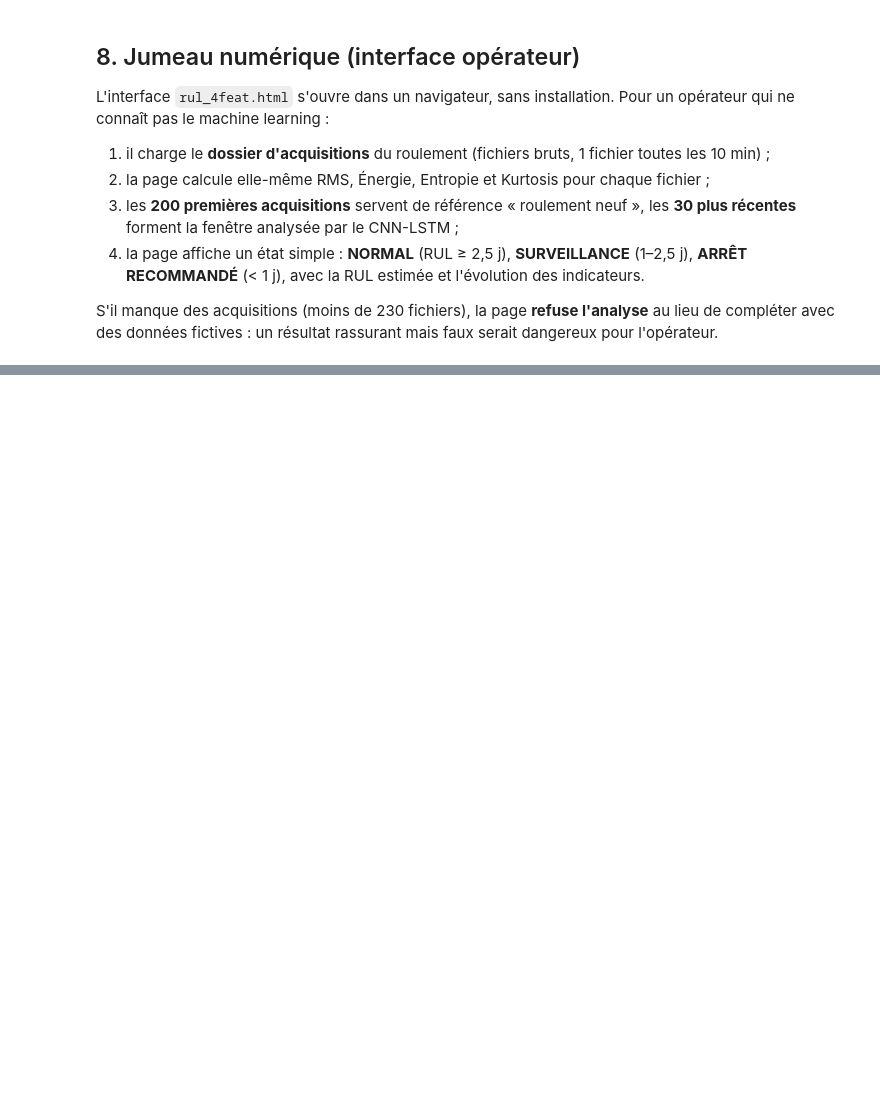
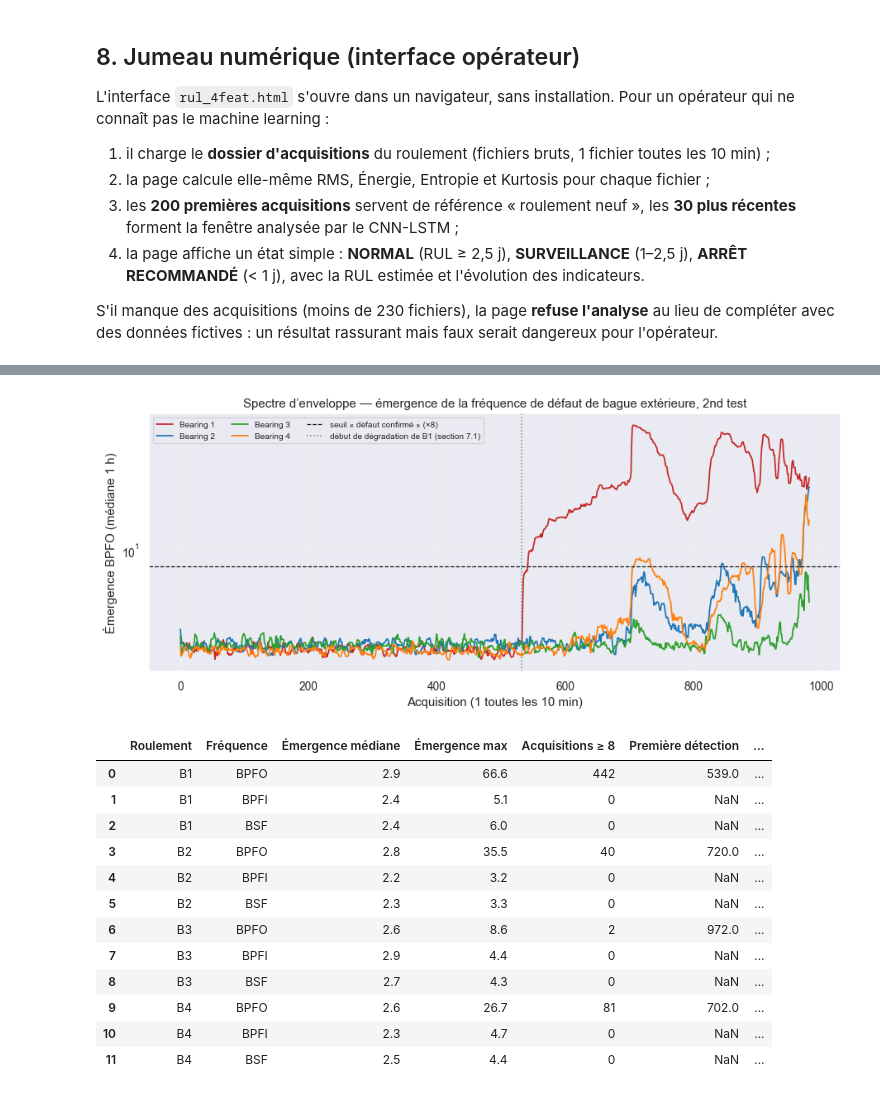
Before and after one commit to cdjarabe07/pfa-maintenance-predictive-roulements, a Jupyter notebook: IMS_Bearing_Analysis_corrige.ipynb, the cells around one changed output, grey strips where cells are left out. Drawn from its saved outputs; the diff is of its cells as text; code cells hidden in the pictures; blank space fills up the shorter version.

```diff
--- a/IMS_Bearing_Analysis_corrige.ipynb
+++ b/IMS_Bearing_Analysis_corrige.ipynb
@@ -845,0 +909,38 @@ avec des données fictives : un résultat rassurant mais faux serait dangereux p
+# %%
+env = pd.read_csv('cache/envelope_test2.csv')
+fin = env.idx.max()
+fig, ax = plt.subplots(figsize=(12, 4.5))
+for b, c in zip(range(1, 5), ['#c62828', '#1f77b4', '#2ca02c', '#ff7f0e']):
+    x = env[env.Bearing == b].sort_values('idx')
+    ax.plot(x.idx, x.BPFO.rolling(6, min_periods=1).median(), color=c, lw=1.4, label=f'Bearing {b}')
+ax.axhline(8, color='k', ls='--', lw=1, label='seuil « défaut confirmé » (×8)')
+ax.axvline(532, color='grey', ls=':', lw=1.2, label='début de dégradation de B1 (section 7.1)')
+ax.set_yscale('log'); ax.set_xlabel('Acquisition (1 toutes les 10 min)'); ax.set_ylabel('Émergence BPFO (médiane 1 h)')
+ax.set_title('Spectre d’enveloppe — émergence de la fréquence de défaut de bague extérieure, 2nd test')
+ax.legend(fontsize=8, ncol=3); ax.grid(alpha=.3); plt.show()
+
+rows = []
+for b in range(1, 5):
+    x = env[env.Bearing == b]
+    for k in ['BPFO', 'BPFI', 'BSF']:
+        hit = x[x[k] >= 8]
+        first = hit.idx.min() if len(hit) else np.nan
+        rows.append({'Roulement': f'B{b}', 'Fréquence': k, 'Émergence médiane': x[k].median(), 'Émergence max': x[k].max(),
+                     'Acquisitions ≥ 8': len(hit), 'Première détection': first,
+                     'Avance sur la fin d’essai (h)': (fin - first) * 10 / 60 if len(hit) else np.nan})
+pd.DataFrame(rows).round(1)
+# %% [output]
+[figure, added]
+|  | Roulement | Fréquence | Émergence médiane | Émergence max | Acquisitions ≥ 8 | Première détection | ... |
+| 0 | B1 | BPFO | 2.9 | 66.6 | 442 | 539.0 | ... |
+| 1 | B1 | BPFI | 2.4 | 5.1 | 0 | NaN | ... |
+| 2 | B1 | BSF | 2.4 | 6.0 | 0 | NaN | ... |
+| 3 | B2 | BPFO | 2.8 | 35.5 | 40 | 720.0 | ... |
+| 4 | B2 | BPFI | 2.2 | 3.2 | 0 | NaN | ... |
+| 5 | B2 | BSF | 2.3 | 3.3 | 0 | NaN | ... |
+| 6 | B3 | BPFO | 2.6 | 8.6 | 2 | 972.0 | ... |
+| 7 | B3 | BPFI | 2.9 | 4.4 | 0 | NaN | ... |
+| 8 | B3 | BSF | 2.7 | 4.3 | 0 | NaN | ... |
+| 9 | B4 | BPFO | 2.6 | 26.7 | 81 | 702.0 | ... |
+| 10 | B4 | BPFI | 2.3 | 4.7 | 0 | NaN | ... |
+| 11 | B4 | BSF | 2.5 | 4.4 | 0 | NaN | ... |
```
Also changed, not shown: parts of 12 cells of this notebook, 10 other files.
